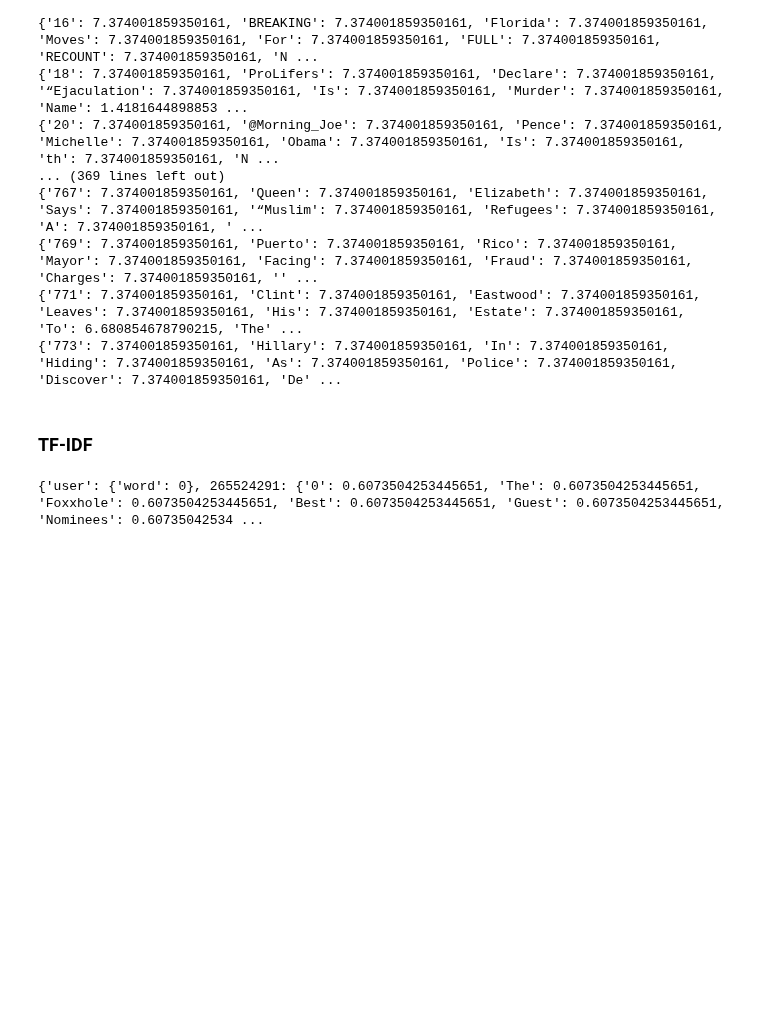
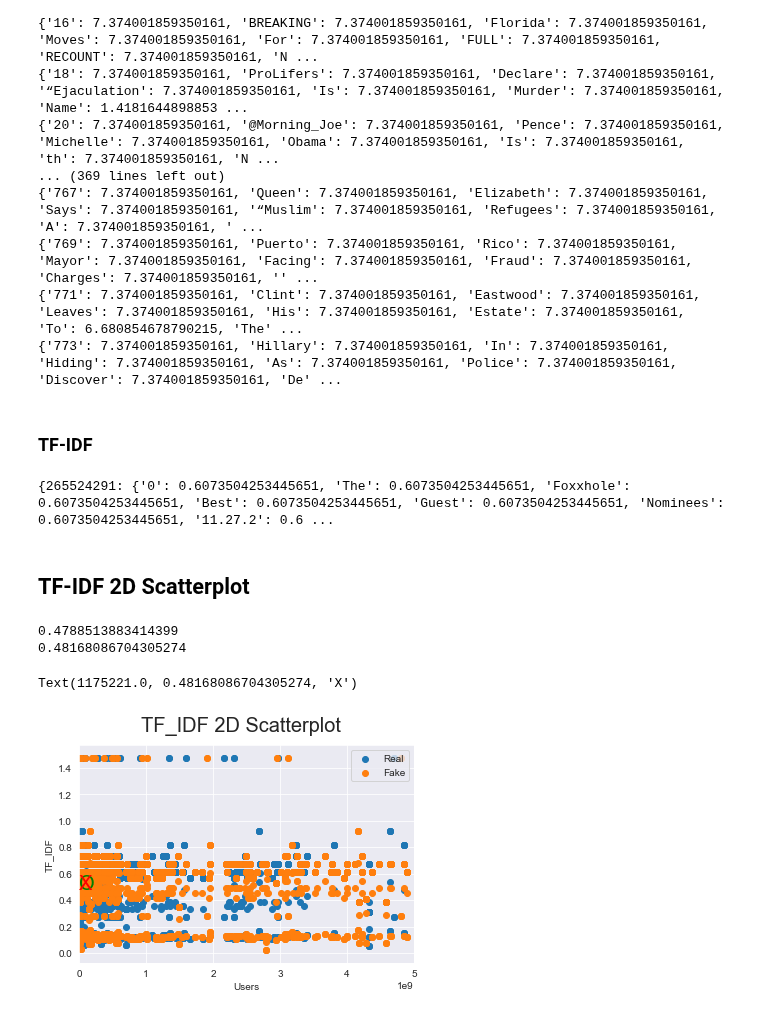
Before and after one commit to henmja/Detecting-Fake-News-and-Rumors-in-Twitter-Using-Deep-Neural-Networks, a Jupyter notebook: Plot.ipynb, the cells around one changed output. Saved outputs shown, nothing was run; the diff lists cells and outputs as text; code cells hidden in the pictures; blank space fills up the shorter version.

```diff
--- a/Plot.ipynb
+++ b/Plot.ipynb
@@ -508,7 +511,8 @@ for user in realUsers:
 # %% [markdown]
 ### TF-IDF
 # %%
-#TF-IDF = TF*IDF
+fakeArticlesTFIDF = {}
+realArticlesTFIDF = {}
 for user in fakeArticlesTermFreq:
     if user not in fakeArticlesTFIDF.keys():
         fakeArticlesTFIDF[user] = {}
@@ -526,5 +530,74 @@ for user in realArticlesTermFreq:
         realArticlesTFIDF[user][word] = realArticlesTermFreq[user][word]*realArticlesIDF[user][word]
 print(realArticlesTFIDF)
 # %% [output]
-{'user': {'word': 0}, 265524291: {'0': 0.6073504253445651, 'The': 0.6073504253445651, 'Foxxhole': 0.6073504253445651, 'Best': 0.6073504253445651, 'Guest': 0.6073504253445651, 'Nominees': 0.60735042534 ...
+{265524291: {'0': 0.6073504253445651, 'The': 0.6073504253445651, 'Foxxhole': 0.6073504253445651, 'Best': 0.6073504253445651, 'Guest': 0.6073504253445651, 'Nominees': 0.6073504253445651, '11.27.2': 0.6 ...
+# %% [markdown]
+## TF-IDF 2D Scatterplot
+# %%
+import matplotlib.pyplot as plt
+import math
+
+fig = plt.figure()
+ax = fig.add_subplot(111)
+
+x = []
+y = []
+x1=[]
+y1=[]
+xUnique=[]
+for user in realArticlesTFIDF:
+    xUnique.append(hash(user))
+    for word in realArticlesTFIDF[user]:
+        x1.append(hash(user))
+        y1.append(realArticlesTFIDF[user][word])
+    x.append(x1)
+    y.append(y1)
+    x1=[]
+    y1=[]
+x = [item for sublist in x for item in sublist]
+y = [item for sublist in y for item in sublist]
+
+print(np.mean(y))
+
+lim = math.pow(5, 9)
+xUnique = [i for i in xUnique if i <= lim]
+ax.set_xlim([0, 5000000000])
+ax.scatter(x, y)
+ax.text(np.mean(xUnique),np.mean(y), 'O', size=20, color='g')
+
+x = []
+y = []
+x1=[]
+y1=[]
+xUnique=[]
+for user in fakeArticlesTFIDF:
+    xUnique.append(hash(user))
+    for word in fakeArticlesTFIDF[user]:
+        x1.append(hash(user))
+        y1.append(fakeArticlesTFIDF[user][word])
+    x.append(x1)
+    y.append(y1)
+    x1=[]
+    y1=[]
+x = [item for sublist in x for item in sublist]
+y = [item for sublist in y for item in sublist]
+
+ax.set_xlim([0, 5000000000])
+ax.scatter(x, y)
+
+ax.legend(('Real','Fake'))
+ax.set_xlabel('Users')
+ax.set_ylabel('TF_IDF')
+fig.suptitle('TF_IDF 2D Scatterplot', fontsize=20)
+lim = math.pow(5, 9)
+xUnique = [i for i in xUnique if i <= lim]
+
+print(np.mean(y))
+#fjern elementer større enn 5e9 fra xUnique
+ax.text(np.mean(xUnique),np.mean(y), 'X', size=20, color='r')
+# %% [output]
+0.4788513883414399
+0.48168086704305274
+Text(1175221.0, 0.48168086704305274, 'X')
+[figure, added]
 # %% [markdown]
```
Also changed, not shown: parts of 13 cells of this notebook.
